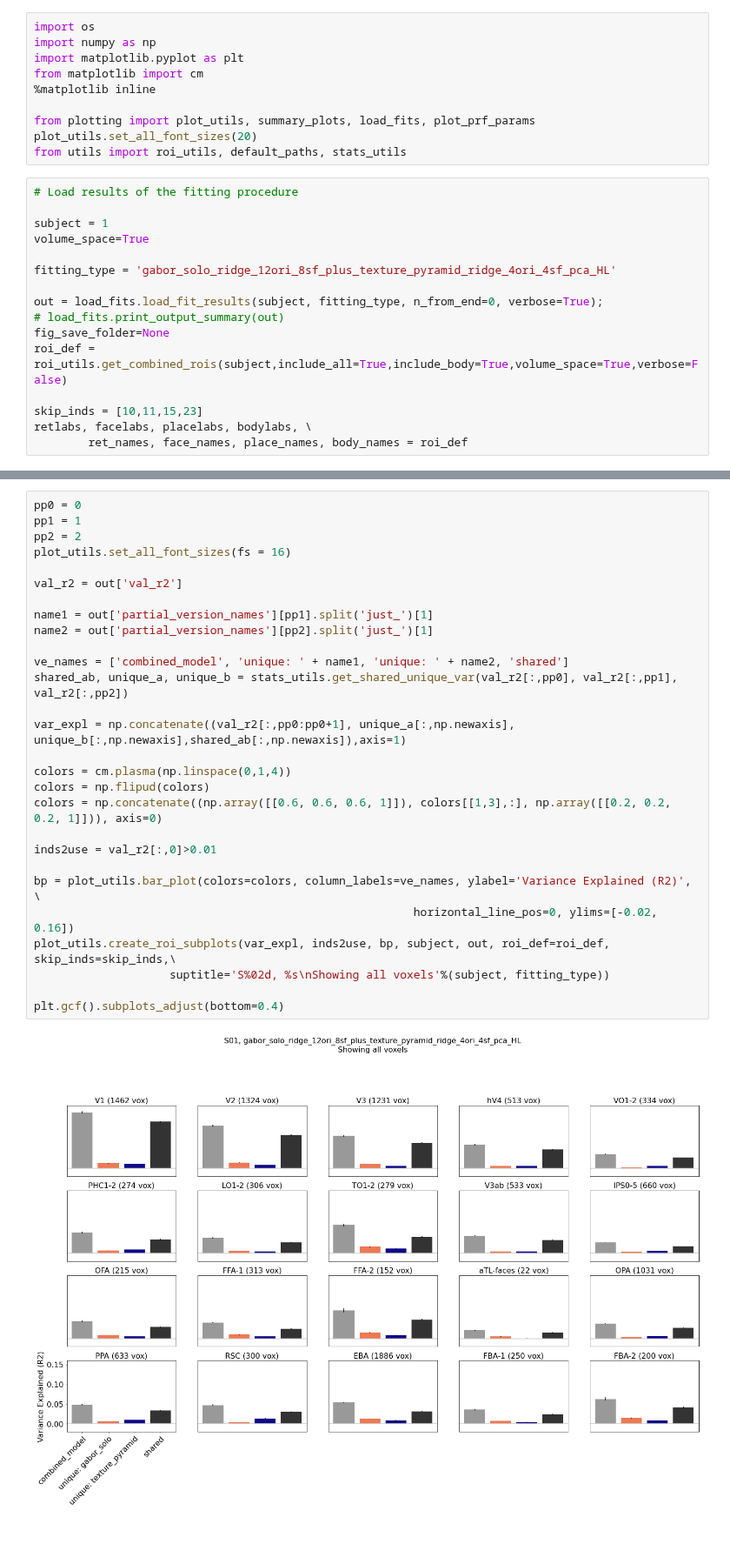
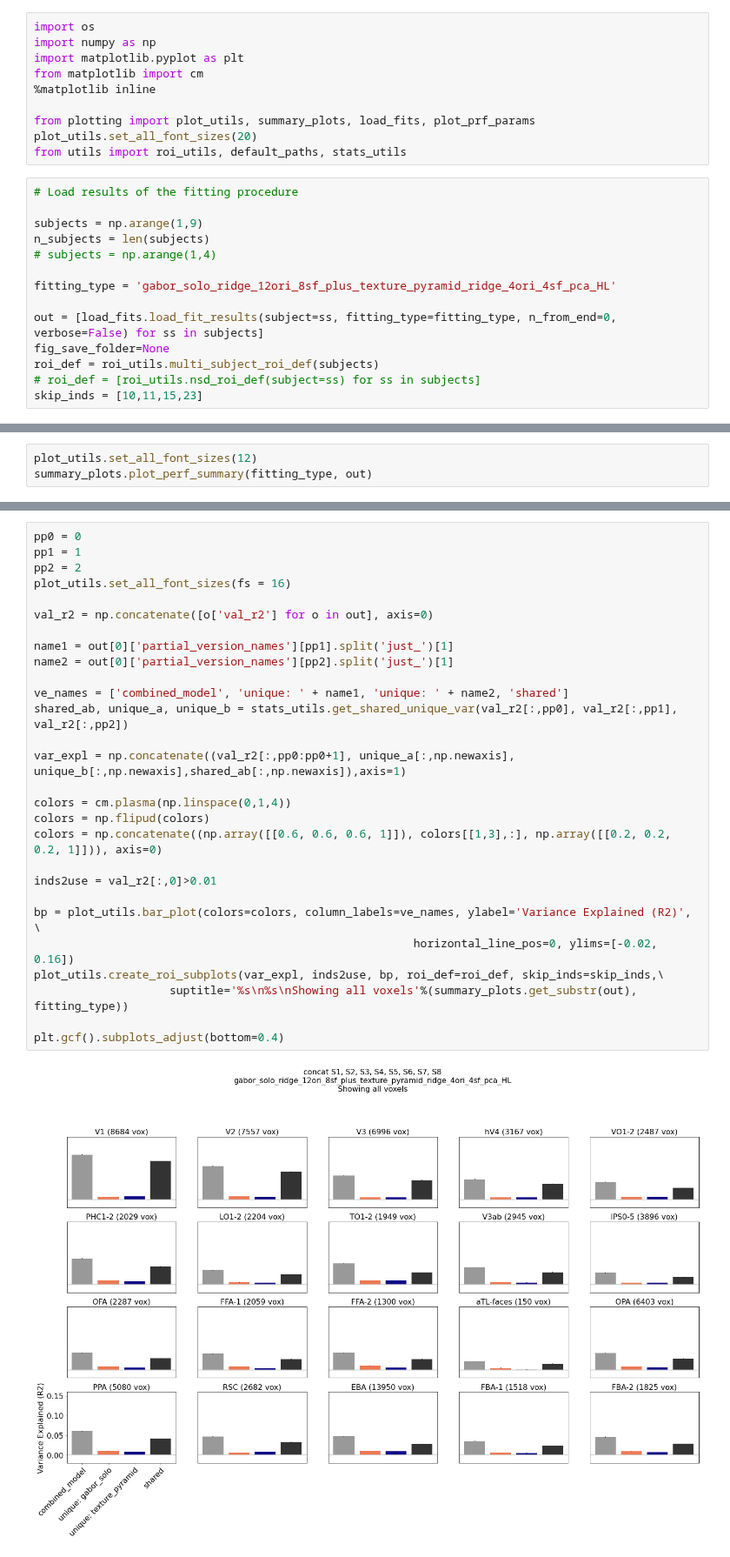
Before and after one commit to mmhenderson/modfit, a Jupyter notebook: notebooks/plot_encoding_model_fits/plot_gabor_plus_pyramid.ipynb, the cells around one changed output, grey strips where cells are left out. Shown at 87% size. Cells and saved outputs as stored; diff of their text form.

```diff
--- a/notebooks/plot_encoding_model_fits/plot_gabor_plus_pyramid.ipynb
+++ b/notebooks/plot_encoding_model_fits/plot_gabor_plus_pyramid.ipynb
@@ -11,16 +11,14 @@ from utils import roi_utils, default_paths, stats_utils
 # %%
 # Load results of the fitting procedure
 
-subject = 1
-volume_space=True
+subjects = np.arange(1,9)
+n_subjects = len(subjects)
+# subjects = np.arange(1,4)
 
 fitting_type = 'gabor_solo_ridge_12ori_8sf_plus_texture_pyramid_ridge_4ori_4sf_pca_HL'
 
-out = load_fits.load_fit_results(subject, fitting_type, n_from_end=0, verbose=True);
-# load_fits.print_output_summary(out)
+out = [load_fits.load_fit_results(subject=ss, fitting_type=fitting_type, n_from_end=0, verbose=False) for ss in subjects]
 fig_save_folder=None
-roi_def = roi_utils.get_combined_rois(subject,include_all=True,include_body=True,volume_space=True,verbose=False)
-
+roi_def = roi_utils.multi_subject_roi_def(subjects)
+# roi_def = [roi_utils.nsd_roi_def(subject=ss) for ss in subjects]
 skip_inds = [10,11,15,23]
-retlabs, facelabs, placelabs, bodylabs, \
-        ret_names, face_names, place_names, body_names = roi_def
@@ -30,0 +25,3 @@ dict_keys(['subject', 'volume_space', 'fitting_types', 'voxel_mask', 'brain_nii_
+# %%
+plot_utils.set_all_font_sizes(12)
+summary_plots.plot_perf_summary(fitting_type, out)
@@ -31,30 +175,30 @@ dict_keys(['subject', 'volume_space', 'fitting_types', 'voxel_mask', 'brain_nii_
 # %%
 pp0 = 0
 pp1 = 1
 pp2 = 2
 plot_utils.set_all_font_sizes(fs = 16)
 
-val_r2 = out['val_r2']
+val_r2 = np.concatenate([o['val_r2'] for o in out], axis=0)
 
-name1 = out['partial_version_names'][pp1].split('just_')[1]
-name2 = out['partial_version_names'][pp2].split('just_')[1]
+name1 = out[0]['partial_version_names'][pp1].split('just_')[1]
+name2 = out[0]['partial_version_names'][pp2].split('just_')[1]
 
 ve_names = ['combined_model', 'unique: ' + name1, 'unique: ' + name2, 'shared']
 shared_ab, unique_a, unique_b = stats_utils.get_shared_unique_var(val_r2[:,pp0], val_r2[:,pp1], val_r2[:,pp2])
 
 var_expl = np.concatenate((val_r2[:,pp0:pp0+1], unique_a[:,np.newaxis], unique_b[:,np.newaxis],shared_ab[:,np.newaxis]),axis=1)
 
 colors = cm.plasma(np.linspace(0,1,4))
 colors = np.flipud(colors)
 colors = np.concatenate((np.array([[0.6, 0.6, 0.6, 1]]), colors[[1,3],:], np.array([[0.2, 0.2, 0.2, 1]])), axis=0)
 
 inds2use = val_r2[:,0]>0.01
 
 bp = plot_utils.bar_plot(colors=colors, column_labels=ve_names, ylabel='Variance Explained (R2)', \
                                                         horizontal_line_pos=0, ylims=[-0.02, 0.16])
-plot_utils.create_roi_subplots(var_expl, inds2use, bp, subject, out, roi_def=roi_def, skip_inds=skip_inds,\
-                    suptitle='S%02d, %s\nShowing all voxels'%(subject, fitting_type))
+plot_utils.create_roi_subplots(var_expl, inds2use, bp, roi_def=roi_def, skip_inds=skip_inds,\
+                    suptitle='%s\n%s\nShowing all voxels'%(summary_plots.get_substr(out), fitting_type))
 
 plt.gcf().subplots_adjust(bottom=0.4)
 # %% [output]
-[figure, old version]
+[figure, new version]
```
Also changed, not shown: parts of 8 cells of this notebook, 18 other files.
